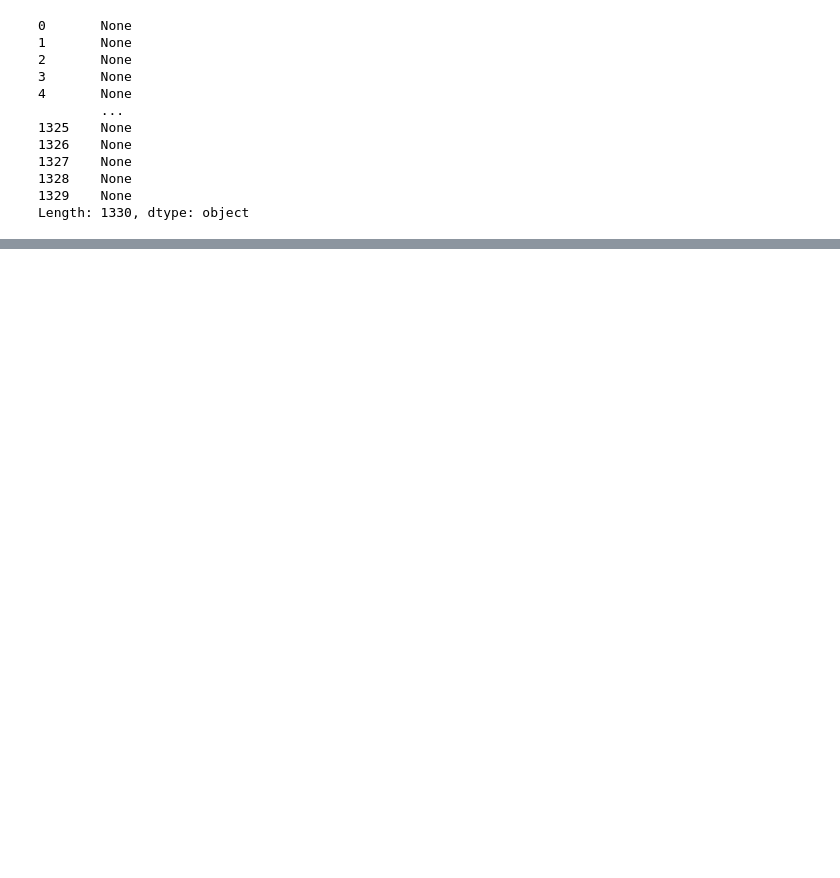
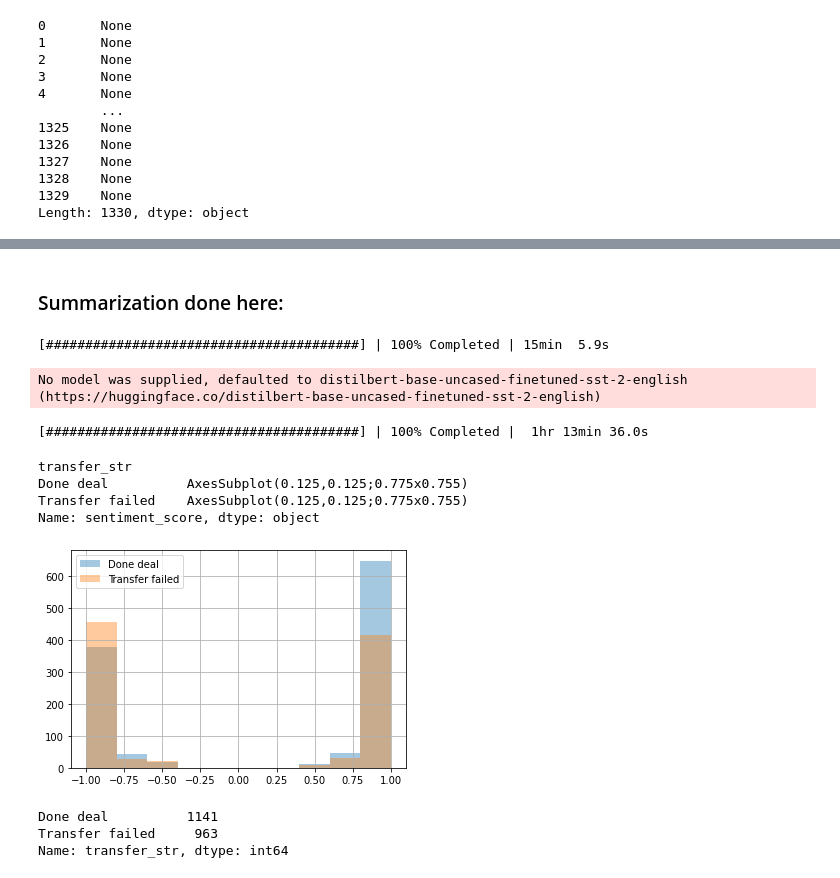
Before and after one commit to kenghweeng/sports-messiest-news, a Jupyter notebook: Untitled.ipynb, the cells around one changed output, grey strips where cells are left out. Cells and saved outputs as stored; diff of their text form; code cells hidden in the pictures; blank space fills up the shorter version.

```diff
--- a/Untitled.ipynb
+++ b/Untitled.ipynb
@@ -605,0 +611,30 @@ articles_df.to_csv("majorleagues_embeddings.csv", index=False)
+# %% [markdown]
+### Summarization done here:
+# %%
+# use-case here:
+# https://pypi.org/project/bert-extractive-summarizer/
+
+from summarizer.sbert import SBertSummarizer
+model = SBertSummarizer('paraphrase-MiniLM-L6-v2')
+
+def find_optimal(text, model):
+    '''
+    Purpose: For each raw text corpus, we use the pretrained BERT summarizer to obtain top k sentences,
+             where k is optimized using the coherence metric.
+
+    Interestingly, we see that some articles have summaries chosen to be the top 3 sentences,
+    which happens to coincide with our understanding that article introductions should
+    help the reader with a comprehensive overview.
+    '''
+    len_sent = model.calculate_optimal_k(text, k_max=5)
+    return model(text, num_sentences=len_sent)
+
+
+ddf = dd.from_pandas(article_df_names, npartitions=4) # 4 workers, can scale based on compute available
+ddf["summary"] = ddf.apply(lambda row: find_optimal(row["article_text"], model), axis=1, meta='object')
+with pbar:
+    df_optimal = ddf.compute()
+
+df_optimal.to_csv("majorleagues_summarized.csv", index=False)
+# %% [output]
+[########################################] | 100% Completed | 15min  5.9s
@@ -605,0 +644,23 @@ articles_df.to_csv("majorleagues_embeddings.csv", index=False)
+# %%
+from transformers import pipeline
+
+sentiment_pipe = pipeline("sentiment-analysis", truncation=True)
+
+def find_sentiments(text, pipeline):
+    sentiments_dict = pipeline(text)[0]
+    label, score = sentiments_dict['label'], sentiments_dict['score']
+
+    if label == 'NEGATIVE':
+        return -1 * score
+
+    return score
+
+dask_df = dd.from_pandas(sum_df, npartitions=4)
+dask_df["sentiment_score"] = dask_df.apply(lambda row: find_sentiments(row["summary"], sentiment_pipe), axis=1, meta='object')
+with pbar:
+    sentiments_df = dask_df.compute()
+
+# test = sentiment_pipe(articles[0:5])
+# %% [output]
+No model was supplied, defaulted to distilbert-base-uncased-finetuned-sst-2-english (https://huggingface.co/distilbert-base-uncased-finetuned-sst-2-english)
+[########################################] | 100% Completed |  1hr 13min 36.0s
@@ -605,0 +671,8 @@ articles_df.to_csv("majorleagues_embeddings.csv", index=False)
+# %%
+ner_df.groupby("transfer_str").sentiment_score.hist(alpha=0.4, legend=True)
+# %% [output]
+transfer_str
+Done deal          AxesSubplot(0.125,0.125;0.775x0.755)
+Transfer failed    AxesSubplot(0.125,0.125;0.775x0.755)
+Name: sentiment_score, dtype: object
+[figure, added]
@@ -605,0 +688,6 @@ articles_df.to_csv("majorleagues_embeddings.csv", index=False)
+# %%
+ner_df["transfer_str"].value_counts()
+# %% [output]
+Done deal          1141
+Transfer failed     963
+Name: transfer_str, dtype: int64
```
Also changed, not shown: parts of 81 cells of this notebook, 11 other files.
